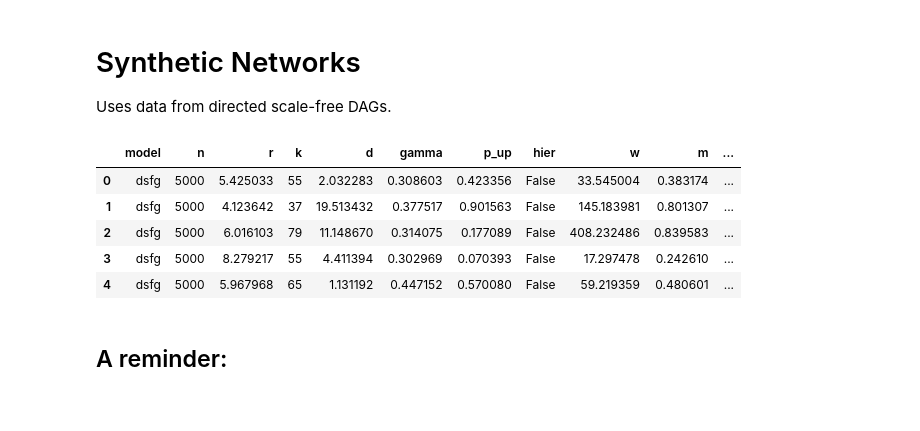
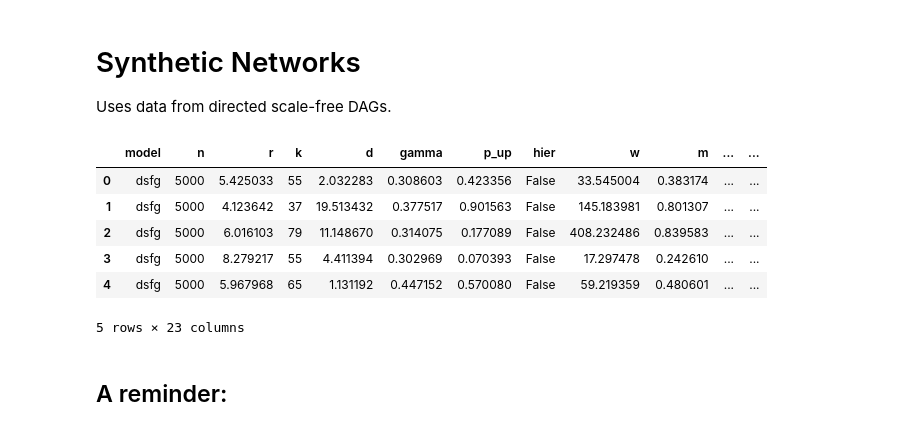
Before and after one commit to maguirre1/qtl-structure, a Jupyter notebook: figures/Fig5_Matching.ipynb, the cells around one changed output. Cells and saved outputs as stored; diff of their text form; code cells hidden in the pictures.

```diff
--- a/figures/Fig5_Matching.ipynb
+++ b/figures/Fig5_Matching.ipynb
@@ -90,38 +90,39 @@ Index(['GENE', 'raw_mean_count_per_gene', 'raw_median_count_per_gene',
 Uses data from directed scale-free DAGs.
 # %%
 # load data from this file -- grn stub is for the path to the networks themselves
-grn_file = 'figdata/dsfg.graphs.parquet'
+grn_file = 'figdata/dsfg.graphs.parquet2'
 
 grn_stub = os.path.join(
     os.path.dirname(grn_file),
     'graphs',
     os.path.splitext(os.path.basename(grn_file))[0]
 )
 
 grns = pd.read_parquet(grn_file)
 
 
 # define some convenience variables
 n_sims = grns.shape[0]
 n_genes = grns['n'].iloc[0]
 
 grns['Median '+r'$V_{cis}/V_{G}$'] = grns['Median '+r'$V_{cis}/V_{tot}$']
 grns[r'$V_{cis}/V_{G}$'] = grns[r'$V_{cis}/V_{tot}$']
 
 if 'ppm' in grn_file:
     grns['d'] = 1
 grns['y'] = grns['Median '+r'$V_{cis}/V_{G}$']
 grns['log_d'] = np.log(grns['d'])
 grns[r'$r \gamma^2$'] = grns['r'] * (grns['gamma'] ** 2)
 
 display(grns.head())
 # %% [output]
-|  | model | n | r | k | d | gamma | p_up | hier | w | m | ... |
-| 0 | dsfg | 5000 | 5.425033 | 55 | 2.032283 | 0.308603 | 0.423356 | False | 33.545004 | 0.383174 | ... |
-| 1 | dsfg | 5000 | 4.123642 | 37 | 19.513432 | 0.377517 | 0.901563 | False | 145.183981 | 0.801307 | ... |
-| 2 | dsfg | 5000 | 6.016103 | 79 | 11.148670 | 0.314075 | 0.177089 | False | 408.232486 | 0.839583 | ... |
-| 3 | dsfg | 5000 | 8.279217 | 55 | 4.411394 | 0.302969 | 0.070393 | False | 17.297478 | 0.242610 | ... |
-| 4 | dsfg | 5000 | 5.967968 | 65 | 1.131192 | 0.447152 | 0.570080 | False | 59.219359 | 0.480601 | ... |
+|  | model | n | r | k | d | gamma | p_up | hier | w | m | ... | ... |
+| 0 | dsfg | 5000 | 5.425033 | 55 | 2.032283 | 0.308603 | 0.423356 | False | 33.545004 | 0.383174 | ... | ... |
+| 1 | dsfg | 5000 | 4.123642 | 37 | 19.513432 | 0.377517 | 0.901563 | False | 145.183981 | 0.801307 | ... | ... |
+| 2 | dsfg | 5000 | 6.016103 | 79 | 11.148670 | 0.314075 | 0.177089 | False | 408.232486 | 0.839583 | ... | ... |
+| 3 | dsfg | 5000 | 8.279217 | 55 | 4.411394 | 0.302969 | 0.070393 | False | 17.297478 | 0.242610 | ... | ... |
+| 4 | dsfg | 5000 | 5.967968 | 65 | 1.131192 | 0.447152 | 0.570080 | False | 59.219359 | 0.480601 | ... | ... |
+5 rows × 23 columns
 # %% [markdown]
 ## A reminder:
 # %%
```
Also changed, not shown: parts of 5 cells of this notebook, 7 other files.
